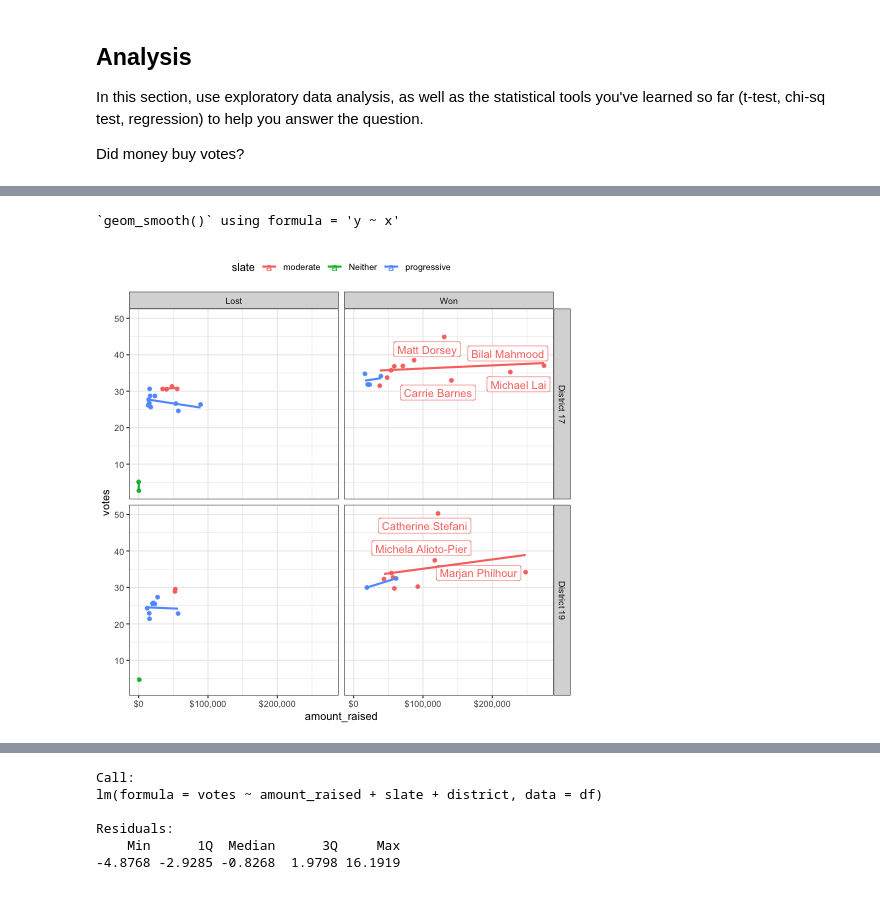
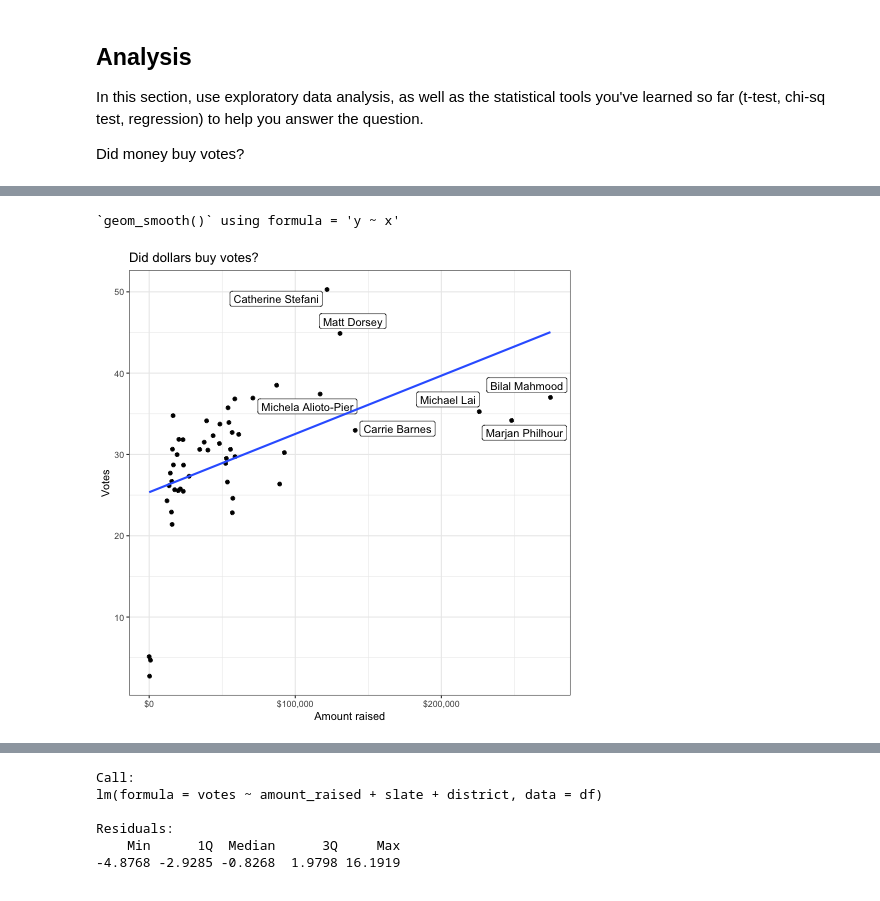
Before and after one commit to data4news/dollars-to-votes-sf-2024, a Jupyter notebook: notebook.ipynb, the cells around one changed output, grey strips where cells are left out. Cells and saved outputs as stored; diff of their text form; code cells hidden in the pictures.

```diff
--- a/notebook.ipynb
+++ b/notebook.ipynb
@@ -142,19 +149,20 @@ ggplot(df %>% filter(!is.na(slate))) +
 # %%
 %%R
 
 library(ggrepel)
 
-ggplot(df %>% filter(!is.na(slate))) +
-    aes(x=amount_raised, y=votes, color=slate) +
+ggplot(df %>% filter(!is.na(slate)) ) +
+    aes(x=amount_raised, y=votes) +
+    # aes(color=slate, shape=won) +
     geom_point() +
     scale_x_continuous(labels = scales::dollar) +
     geom_label_repel(aes(label=candidate), max.overlaps=4, data=df %>% filter(amount_raised > 100000)) +
     geom_smooth(method="lm", se=FALSE) +
     theme_bw() +
     theme(
         legend.position="top"
     ) +
-    facet_grid(district~won)
+    labs(title="Did dollars buy votes?", x="Amount raised", y="Votes")
 # %% [output]
 `geom_smooth()` using formula = 'y ~ x'
-[figure, old version]
+[figure, new version]
```
Also changed, not shown: parts of 16 cells of this notebook.
